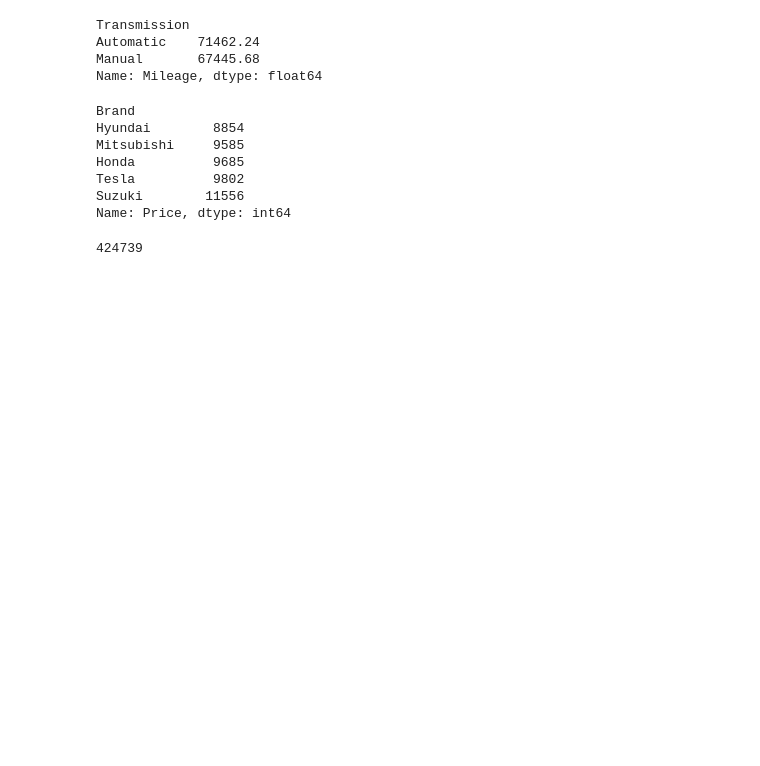
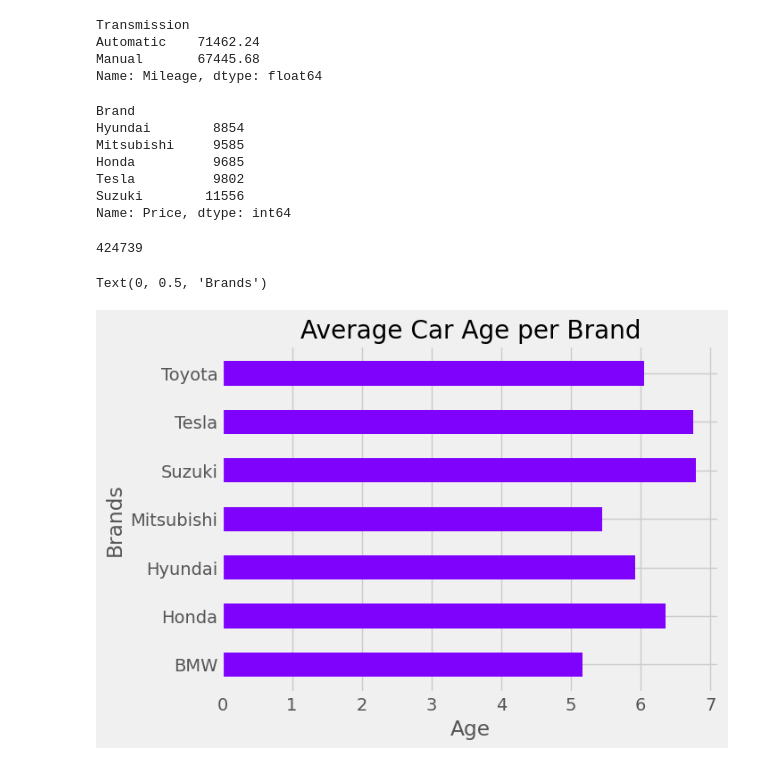
Before and after one commit to DiandraRifqiM/Exercise-Pt3, a Jupyter notebook: exc.ipynb, the cells around one changed output. Drawn from its saved outputs; the diff is of its cells as text; code cells hidden in the pictures; blank space fills up the shorter version.

Commit message:
add few plots

```diff
--- a/exc.ipynb
+++ b/exc.ipynb
@@ -116,7 +121,7 @@ df.sort_values(by="Year", ascending=True).head(1)
 # %%
 # Create New Column for CarAge (based 2025)
 age = 2025 - df["Year"]
-# df.insert(6, "CarAge", age)
+df.insert(6, "CarAge", age)
 # %%
 # Average Mileage by Transmission
 avgmile = df.groupby("Transmission")["Mileage"].mean().sort_values(ascending=False)
@@ -148,0 +154,12 @@ df.to_csv(r"D:\Python Course\Exercise Pt3\csv\newCarData.csv", index=False)
+# %%
+# Avg Car Age per Brand Chart
+avgCarAge = round(df.groupby("Brand")["CarAge"].mean(), 2)
+
+# plt.figure(figsize=(10, 8))
+plt.barh(avgCarAge.index, avgCarAge.values, color="#7f03fc", height=0.5)
+plt.title("Average Car Age per Brand")
+plt.xlabel("Age")
+plt.ylabel("Brands")
+# %% [output]
+Text(0, 0.5, 'Brands')
+[figure, added]
```
Also changed, not shown: parts of 6 cells of this notebook.
